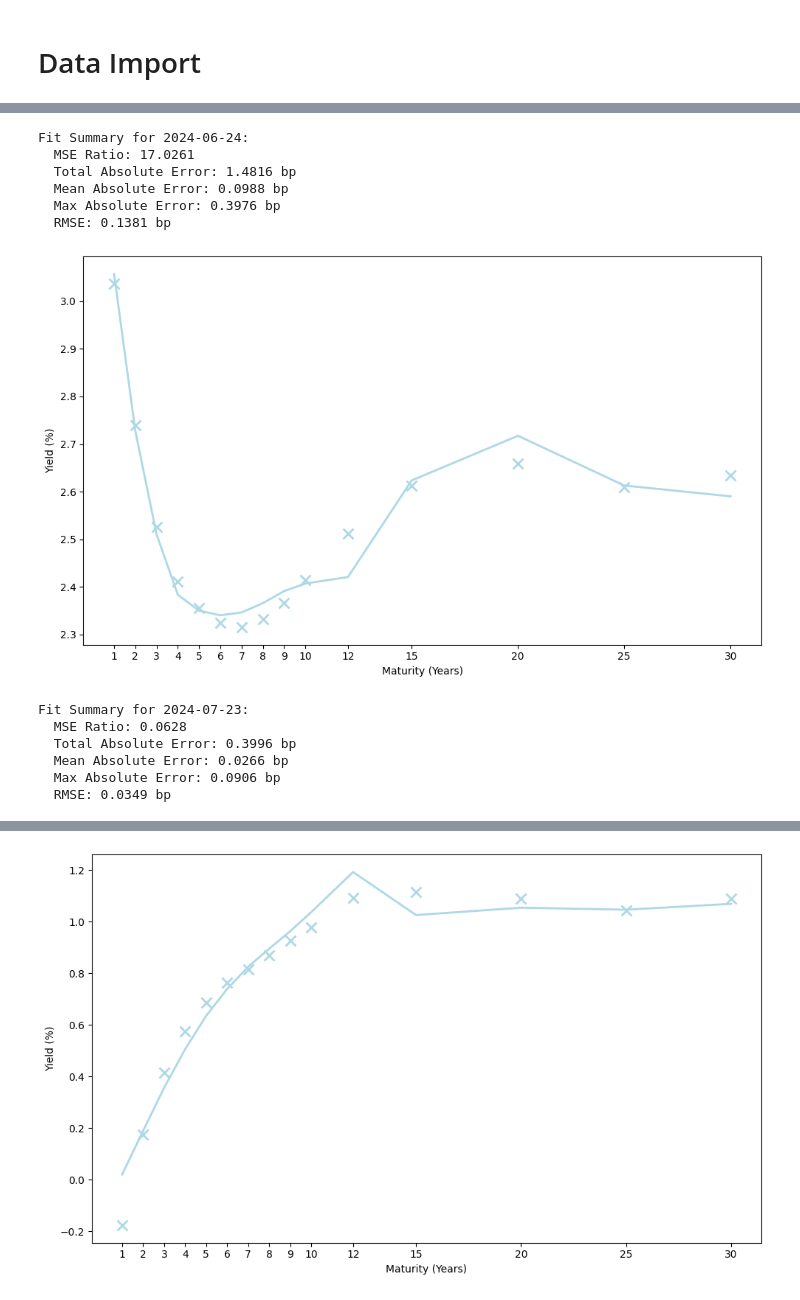
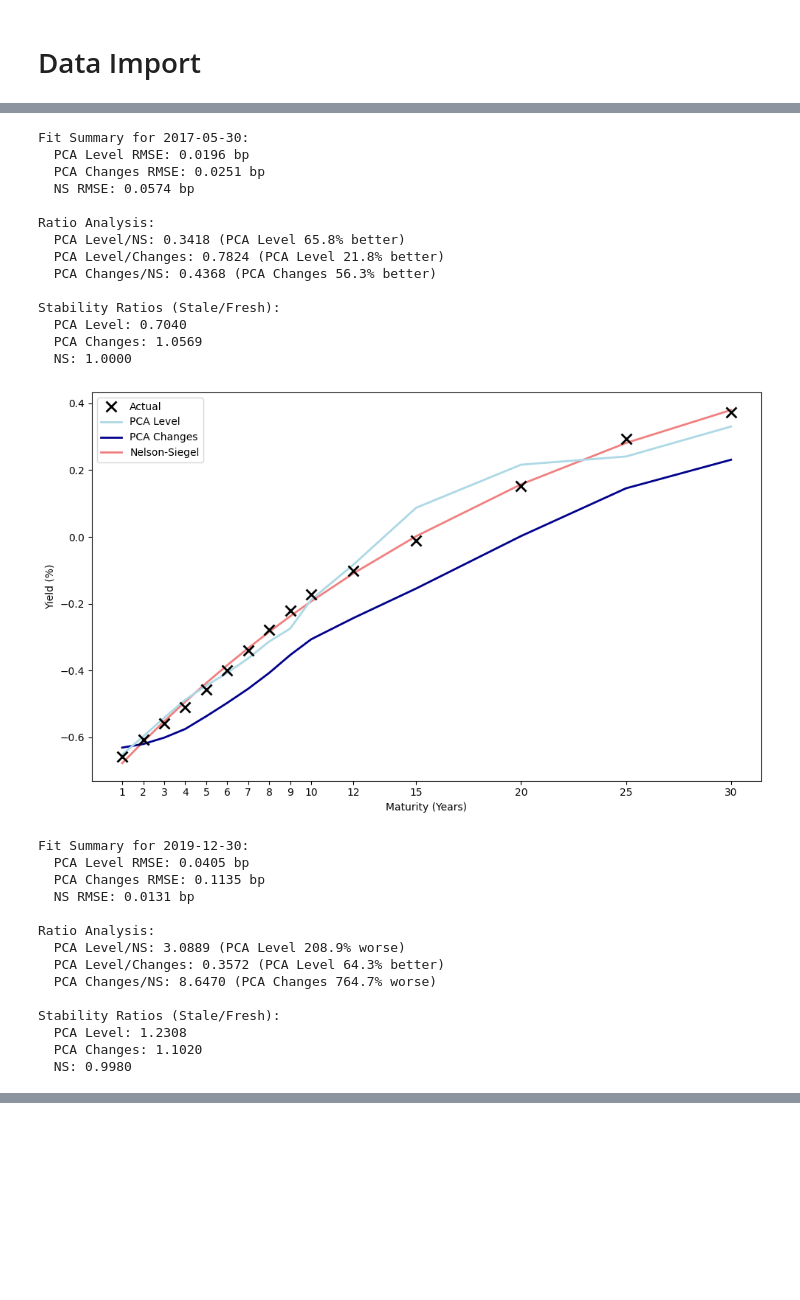
Before and after one commit to majwestenbrink-student/masters-thesis, a Jupyter notebook: yieldcurve_forecasting.ipynb, the cells around one changed output, grey strips where cells are left out. Cells and saved outputs as stored; diff of their text form; code cells hidden in the pictures; blank space fills up the shorter version.

```diff
--- a/yieldcurve_forecasting.ipynb
+++ b/yieldcurve_forecasting.ipynb
@@ -663,9 +1943,9 @@ Reconstructing yield curves from future factors...
 # %%
-plot_yield_curve_fit('2024-06-24')
-plot_yield_curve_fit('2024-07-23')
-plot_yield_curve_fit('2014-07-08')
-plot_yield_curve_fit('2024-06-14')
-plot_yield_curve_fit('2022-05-05')
-plot_yield_curve_fit('2015-01-05')
-plot_yield_curve_fit('2018-09-20')
+#plot_yield_curve_fit('2024-06-24')
+#plot_yield_curve_fit('2024-07-23')
+#plot_yield_curve_fit('2014-07-08')
+plot_yield_curve_fit('2017-05-30') # Best PCA/NS ratio
+plot_yield_curve_fit('2019-12-30') # Worst PCA/NS ratio
+plot_yield_curve_fit('2014-09-05') # Worst PCA fit
+plot_yield_curve_fit('2024-06-24') # Worst NS fit
 # %% [output]
@@ -673,13 +1953,29 @@ plot_yield_curve_fit('2018-09-20')
-Fit Summary for 2024-06-24:
-  MSE Ratio: 17.0261
-  Total Absolute Error: 1.4816 bp
-  Mean Absolute Error: 0.0988 bp
-  Max Absolute Error: 0.3976 bp
-  RMSE: 0.1381 bp
+Fit Summary for 2017-05-30:
+  PCA Level RMSE: 0.0196 bp
+  PCA Changes RMSE: 0.0251 bp
+  NS RMSE: 0.0574 bp
+
+Ratio Analysis:
+  PCA Level/NS: 0.3418 (PCA Level 65.8% better)
+  PCA Level/Changes: 0.7824 (PCA Level 21.8% better)
+  PCA Changes/NS: 0.4368 (PCA Changes 56.3% better)
+
+Stability Ratios (Stale/Fresh):
+  PCA Level: 0.7040
+  PCA Changes: 1.0569
+  NS: 1.0000
-[figure, old version]
+[figure, new version]
-Fit Summary for 2024-07-23:
-  MSE Ratio: 0.0628
-  Total Absolute Error: 0.3996 bp
-  Mean Absolute Error: 0.0266 bp
-  Max Absolute Error: 0.0906 bp
-  RMSE: 0.0349 bp
+Fit Summary for 2019-12-30:
+  PCA Level RMSE: 0.0405 bp
+  PCA Changes RMSE: 0.1135 bp
+  NS RMSE: 0.0131 bp
+
+Ratio Analysis:
+  PCA Level/NS: 3.0889 (PCA Level 208.9% worse)
+  PCA Level/Changes: 0.3572 (PCA Level 64.3% better)
+  PCA Changes/NS: 8.6470 (PCA Changes 764.7% worse)
+
+Stability Ratios (Stale/Fresh):
+  PCA Level: 1.2308
+  PCA Changes: 1.1020
+  NS: 0.9980
@@ -700 +2011,0 @@ Fit Summary for 2024-06-14:
-[figure, removed]
```
Also changed, not shown: parts of 17 cells of this notebook, 8 other files.
